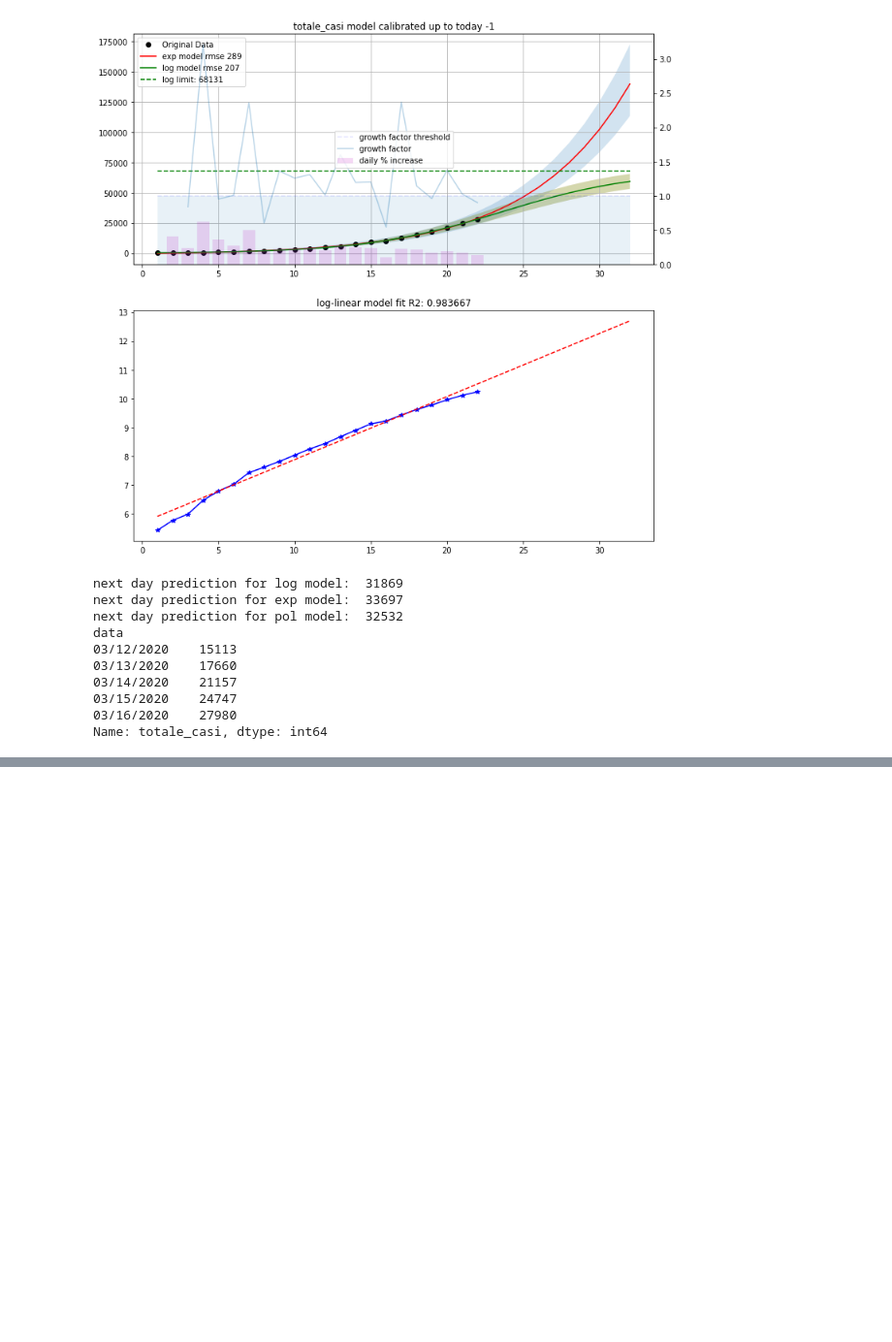
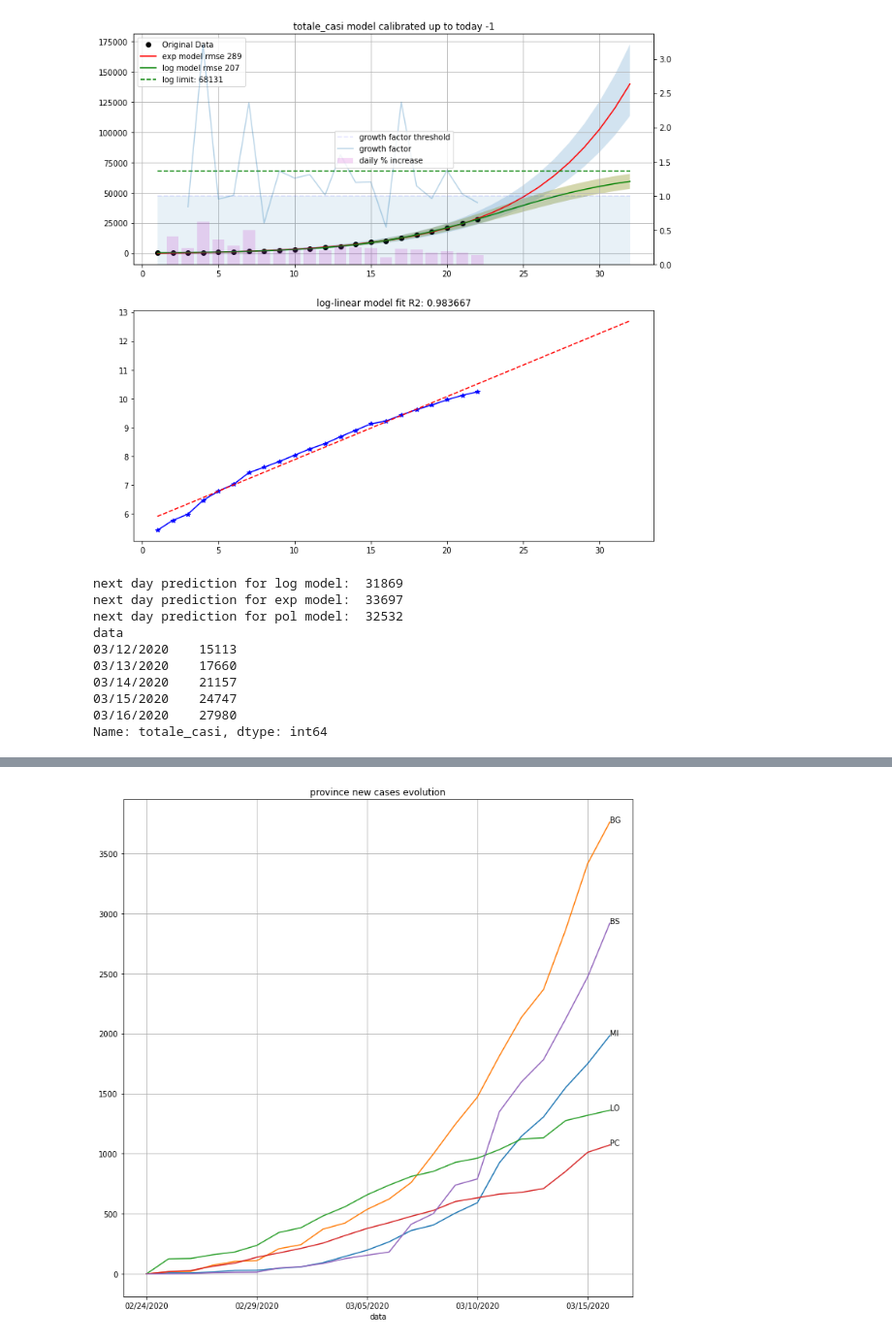
Before and after one commit to mspadaccino/COVID-19, a Jupyter notebook: notebooks/COVID_daily_report_Italy_World.ipynb, the cells around one changed output, grey strips where cells are left out. Shown at 97% size. Drawn from its saved outputs; the diff is of its cells as text; code cells hidden in the pictures; blank space fills up the shorter version.

```diff
--- a/notebooks/COVID_daily_report_Italy_World.ipynb
+++ b/notebooks/COVID_daily_report_Italy_World.ipynb
@@ -152,0 +159,10 @@ Name: deceduti, dtype: int64
+# %%
+prov_analysis = df_prov.reset_index().pivot_table(index='data', columns='sigla_provincia',
+            values='totale_casi')[['MI', 'BG', 'LO', 'PC', 'BS']]#.iloc[-1]
+prov_analysis.plot(kind='line', figsize=(12,12), legend=False)
+for label in ['MI', 'BG', 'LO', 'PC', 'BS']:
+    plt.annotate(label, xy=(len(prov_analysis)-1, prov_analysis[label].iloc[-1]), textcoords='data')
+plt.title('province new cases evolution')
+plt.grid()
+# %% [output]
+[figure, added]
```
Also changed, not shown: parts of 7 cells of this notebook.
